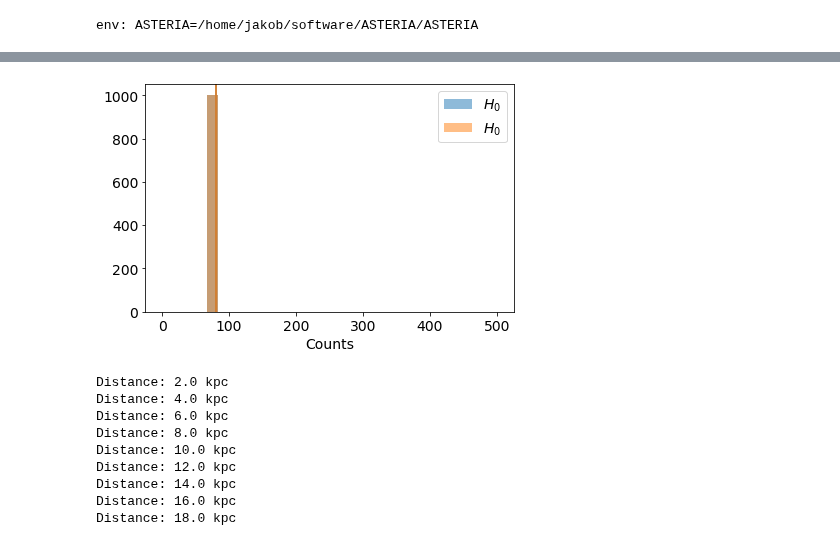
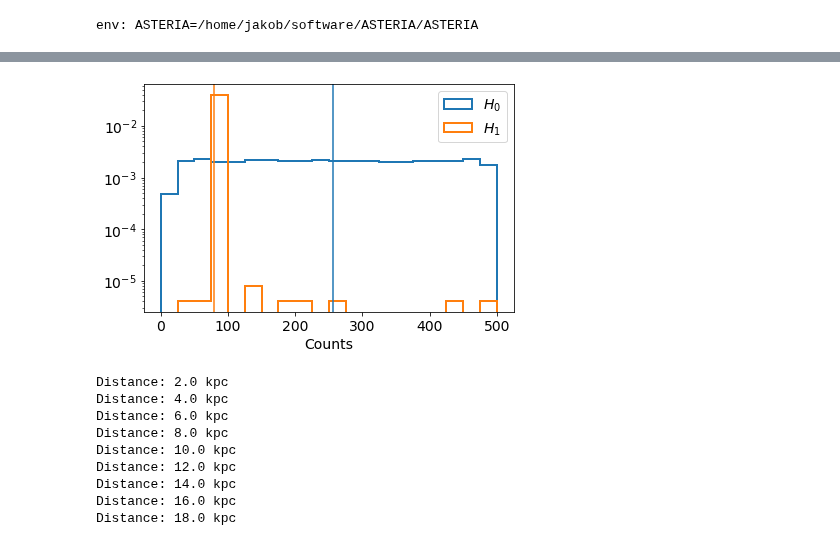
Before and after one commit to icecube/ASTERIA, a Jupyter notebook: docs/gen2-ana/test_fft.ipynb, the cells around one changed output, grey strips where cells are left out. Saved outputs shown, nothing was run; the diff lists cells and outputs as text; code cells hidden in the pictures.

```diff
--- a/docs/gen2-ana/test_fft.ipynb
+++ b/docs/gen2-ana/test_fft.ipynb
@@ -13,24 +13,20 @@ env: ASTERIA=/home/jakob/software/ASTERIA/ASTERIA
 add_wls = True
 detector_scope = "Gen2"
 
-trials = 1000
+trials = 10000
 distance = 10*u.kpc
 frequency = 80*u.Hz # 50 Hz and 400 Hz, in steps of 50 Hz
 amplitude = 0.2 # 1% and 50% in log steps (1%, 2%, 5%, 10%, 20%, 50%)
 time_start = 200*u.ms
 time_end = 600*u.ms
-position="center"
+position = "center"
 
 sim_dt = 1 * u.ms
 res_dt = 1 * u.ms
 time_win = [0, 100] * u.s # time independent
 freq_res = 1 * u.Hz
 freq_win = [1, 1E6] * u.Hz # freq independent
-
-hann_len = 50*u.ms # length of Hann window
-hann_res = 5*u.Hz # relates to frequency resolution from hanning, mfft = freq_sam/freq_sam
-hann_hop = 10*u.ms # offset by which Hann window is slided over signal
-freq_sam = (1/res_dt).to(u.Hz) # = 1/time_res
+hanning = True
 
 temp_para = {"frequency": frequency,
              "amplitude": amplitude, #in percent of max value
@@ -41,12 +37,8 @@ temp_para = {"frequency": frequency,
 fft_para = {"time_res": res_dt,
              "time_win": time_win,
              "freq_res": time_start,
-             "freq_win": freq_win}
-
-stf_para = {"hann_len": hann_len,
-             "hann_res": hann_res,
-             "hann_hop": hann_hop,
-             "freq_sam": freq_sam}
+             "freq_win": freq_win,
+             "hanning": hanning}
 
 
 model = {'name': 'Sukhbold_2015',
@@ -68,7 +60,7 @@ sim.run()
 # %%
 # Initialize analysis class and run analysis
 ana = Analysis(sim, res_dt = res_dt, distance=distance, trials = trials, temp_para=temp_para)
-ana.run(fft_para, stf_para, mode = "FFT")
+ana.run(mode = "FFT", ft_para = fft_para)
 # %%
 plot_hits(ana.sim.time, ana._comb)
 # %% [output]
@@ -85,6 +76,6 @@ plot_ts(ana.stf_ts, ana.ts_stat, ana._ts_bkg_fit)
 # %%
-plot_fit_freq(ana.stf_fit_freq)
+plot_fit_freq(ana.ffit)
 # %% [output]
-[figure, old version]
+[figure, new version]
 # %%
 dist_range = np.arange(2,20,2) * u.kpc
```
Also changed, not shown: parts of 9 cells of this notebook, 3 other files.
